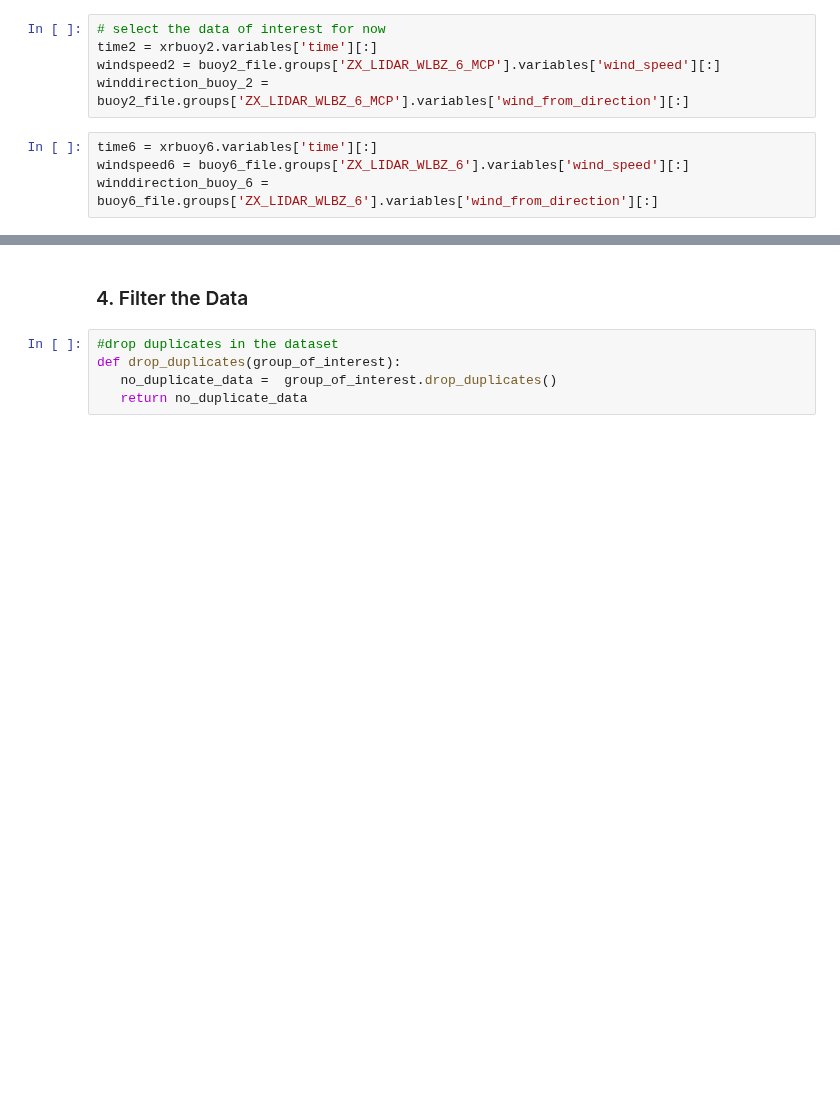
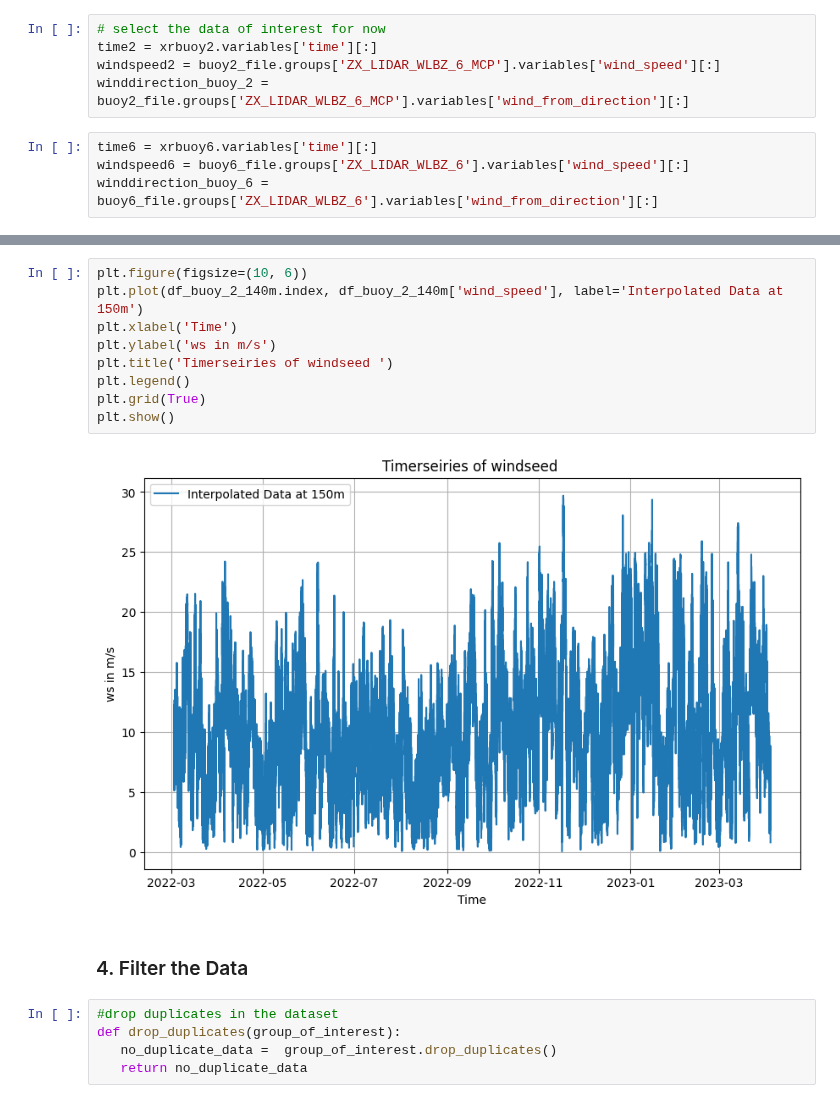
Before and after one commit to boujuan/StudentProject-Yield-Predictions-Offshore, a Jupyter notebook: Short_term_wind_climate_Julia.ipynb, the cells around one changed output, grey strips where cells are left out. Cells and saved outputs as stored; diff of their text form; blank space fills up the shorter version.

```diff
--- a/Short_term_wind_climate_Julia.ipynb
+++ b/Short_term_wind_climate_Julia.ipynb
@@ -145,3 +221,14 @@ df_buoy_6_140m
+# %%
+plt.figure(figsize=(10, 6))
+plt.plot(df_buoy_2_140m.index, df_buoy_2_140m['wind_speed'], label='Interpolated Data at 150m')
+plt.xlabel('Time')
+plt.ylabel('ws in m/s')
+plt.title('Timerseiries of windseed ')
+plt.legend()
+plt.grid(True)
+plt.show()
+# %% [output]
+[figure, added]
 # %% [markdown]
 ### 4. Filter the Data
 # %%
```
Also changed, not shown: parts of 4 cells of this notebook.
